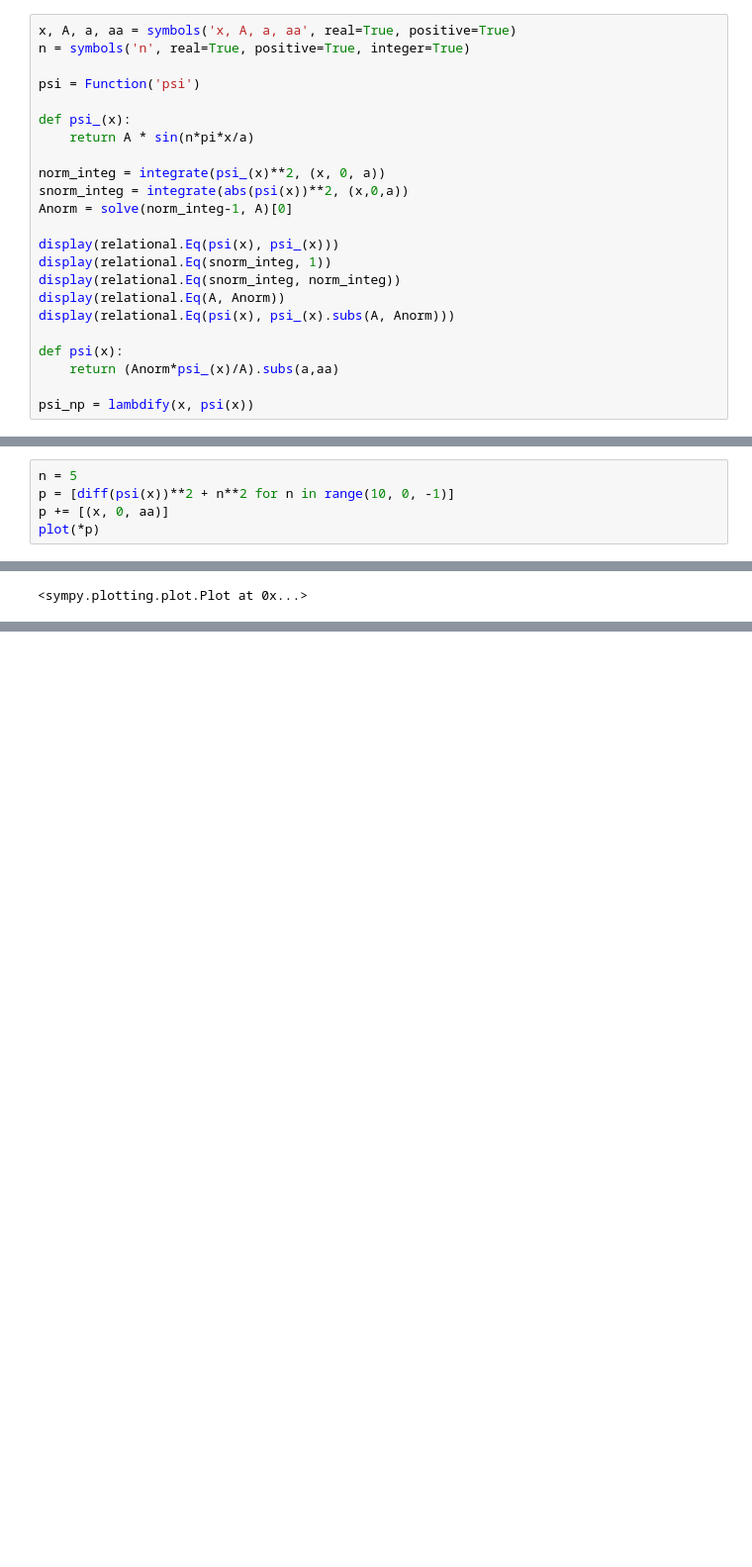
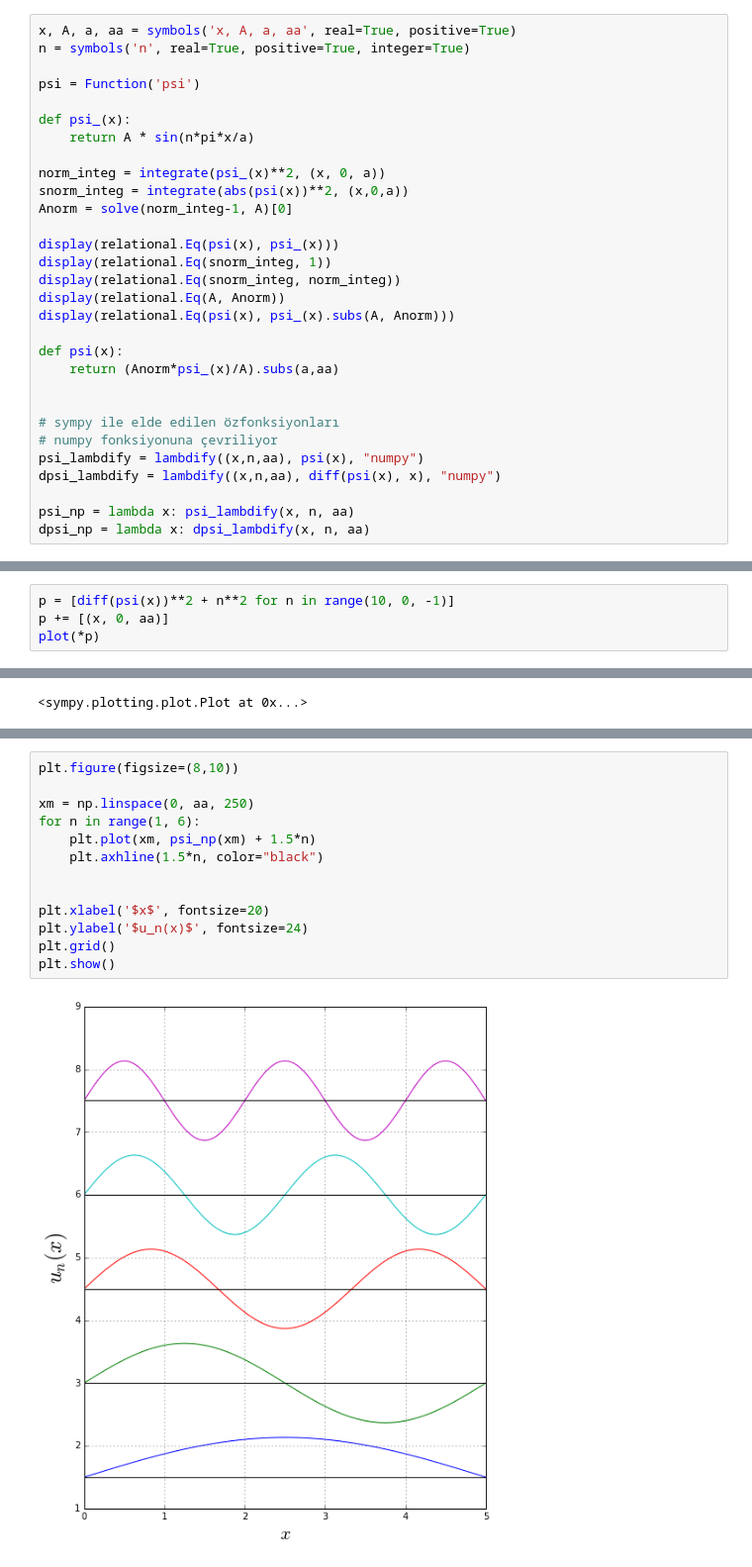
Before and after one commit to mkarakoc/Kuantum_Fizigi, a Jupyter notebook: programlar/SonsuzKuyudaki_Parcacik.ipynb, the cells around one changed output, grey strips where cells are left out. Shown at 99% size. Drawn from its saved outputs; the diff is of its cells as text; blank space fills up the shorter version.

```diff
--- a/programlar/SonsuzKuyudaki_Parcacik.ipynb
+++ b/programlar/SonsuzKuyudaki_Parcacik.ipynb
@@ -25,7 +28,14 @@ display(relational.Eq(psi(x), psi_(x).subs(A, Anorm)))
 def psi(x):
     return (Anorm*psi_(x)/A).subs(a,aa)
 
-psi_np = lambdify(x, psi(x))
+
+# sympy ile elde edilen özfonksiyonları
+# numpy fonksiyonuna çevriliyor
+psi_lambdify = lambdify((x,n,aa), psi(x), "numpy")
+dpsi_lambdify = lambdify((x,n,aa), diff(psi(x), x), "numpy")
+
+psi_np = lambda x: psi_lambdify(x, n, aa)
+dpsi_np = lambda x: dpsi_lambdify(x, n, aa)
 # %% [output]
 [figure]
 [figure]
@@ -58,7 +68,6 @@ plot(*p)
 [figure]
 <sympy.plotting.plot.Plot at 0x...>
 # %%
-n = 5
 p = [diff(psi(x))**2 + n**2 for n in range(10, 0, -1)]
 p += [(x, 0, aa)]
 plot(*p)
@@ -67,0 +79,15 @@ plot(*p)
+# %%
+plt.figure(figsize=(8,10))
+
+xm = np.linspace(0, aa, 250)
+for n in range(1, 6):
+    plt.plot(xm, psi_np(xm) + 1.5*n)
+    plt.axhline(1.5*n, color="black")
+
+
+plt.xlabel('$x$', fontsize=20)
+plt.ylabel('$u_n(x)$', fontsize=24)
+plt.grid()
+plt.show()
+# %% [output]
+[figure, added]
```
Also changed, not shown: parts of 4 cells of this notebook, 4 other files.
